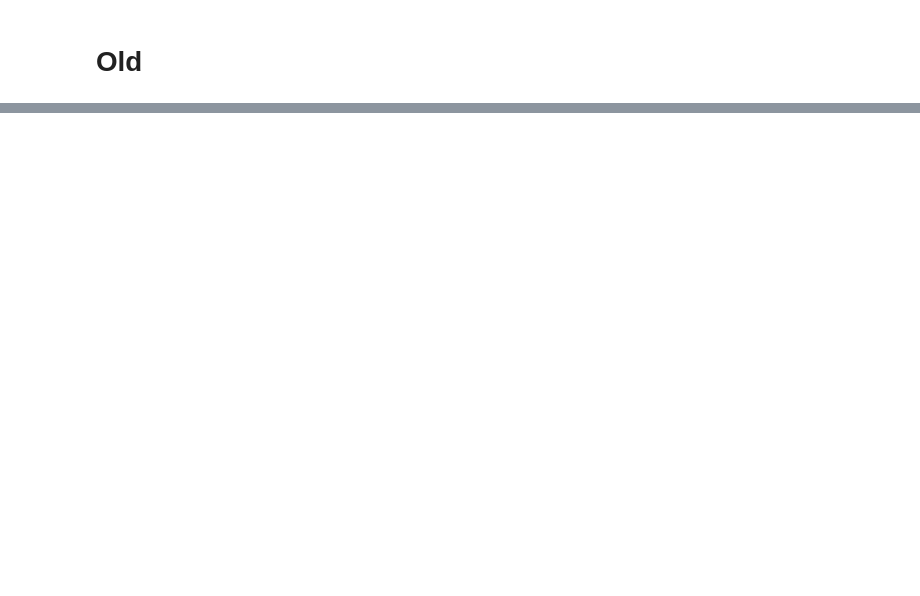
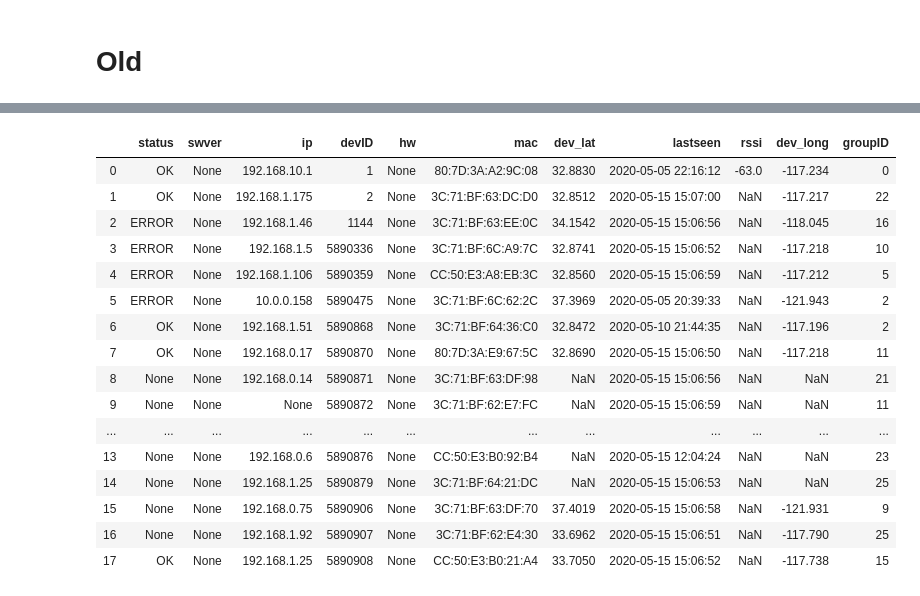
Before and after one commit to codencoding/Red-Means-Go, a Jupyter notebook: notebooks/eda/cwynne_combined_analysis.ipynb, the cells around one changed output, grey strips where cells are left out. Saved outputs shown, nothing was run; the diff lists cells and outputs as text; code cells hidden in the pictures; blank space fills up the shorter version.

```diff
--- a/notebooks/eda/cwynne_combined_analysis.ipynb
+++ b/notebooks/eda/cwynne_combined_analysis.ipynb
@@ -251,0 +313,20 @@ for num_feat in numerical_img_feats:
+# %%
+pd.DataFrame(dev3['devices'])
+# %% [output]
+|  | status | swver | ip | devID | hw | mac | dev_lat | lastseen | rssi | dev_long | groupID |
+| 0 | OK | None | 192.168.10.1 | 1 | None | 80:7D:3A:A2:9C:08 | 32.8830 | 2020-05-05 22:16:12 | -63.0 | -117.234 | 0 |
+| 1 | OK | None | 192.168.1.175 | 2 | None | 3C:71:BF:63:DC:D0 | 32.8512 | 2020-05-15 15:07:00 | NaN | -117.217 | 22 |
+| 2 | ERROR | None | 192.168.1.46 | 1144 | None | 3C:71:BF:63:EE:0C | 34.1542 | 2020-05-15 15:06:56 | NaN | -118.045 | 16 |
+| 3 | ERROR | None | 192.168.1.5 | 5890336 | None | 3C:71:BF:6C:A9:7C | 32.8741 | 2020-05-15 15:06:52 | NaN | -117.218 | 10 |
+| 4 | ERROR | None | 192.168.1.106 | 5890359 | None | CC:50:E3:A8:EB:3C | 32.8560 | 2020-05-15 15:06:59 | NaN | -117.212 | 5 |
+| 5 | ERROR | None | 10.0.0.158 | 5890475 | None | 3C:71:BF:6C:62:2C | 37.3969 | 2020-05-05 20:39:33 | NaN | -121.943 | 2 |
+| 6 | OK | None | 192.168.1.51 | 5890868 | None | 3C:71:BF:64:36:C0 | 32.8472 | 2020-05-10 21:44:35 | NaN | -117.196 | 2 |
+| 7 | OK | None | 192.168.0.17 | 5890870 | None | 80:7D:3A:E9:67:5C | 32.8690 | 2020-05-15 15:06:50 | NaN | -117.218 | 11 |
+| 8 | None | None | 192.168.0.14 | 5890871 | None | 3C:71:BF:63:DF:98 | NaN | 2020-05-15 15:06:56 | NaN | NaN | 21 |
+| 9 | None | None | None | 5890872 | None | 3C:71:BF:62:E7:FC | NaN | 2020-05-15 15:06:59 | NaN | NaN | 11 |
+| ... | ... | ... | ... | ... | ... | ... | ... | ... | ... | ... | ... |
+| 13 | None | None | 192.168.0.6 | 5890876 | None | CC:50:E3:B0:92:B4 | NaN | 2020-05-15 12:04:24 | NaN | NaN | 23 |
+| 14 | None | None | 192.168.1.25 | 5890879 | None | 3C:71:BF:64:21:DC | NaN | 2020-05-15 15:06:53 | NaN | NaN | 25 |
+| 15 | None | None | 192.168.0.75 | 5890906 | None | 3C:71:BF:63:DF:70 | 37.4019 | 2020-05-15 15:06:58 | NaN | -121.931 | 9 |
+| 16 | None | None | 192.168.1.92 | 5890907 | None | 3C:71:BF:62:E4:30 | 33.6962 | 2020-05-15 15:06:51 | NaN | -117.790 | 25 |
+| 17 | OK | None | 192.168.1.25 | 5890908 | None | CC:50:E3:B0:21:A4 | 33.7050 | 2020-05-15 15:06:52 | NaN | -117.738 | 15 |
```
Also changed, not shown: parts of 9 cells of this notebook, 2 other files.
